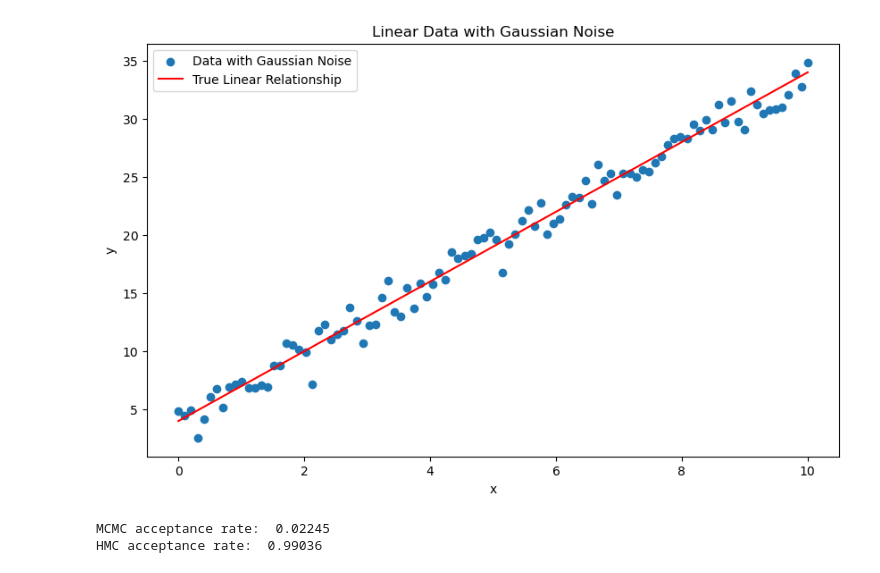
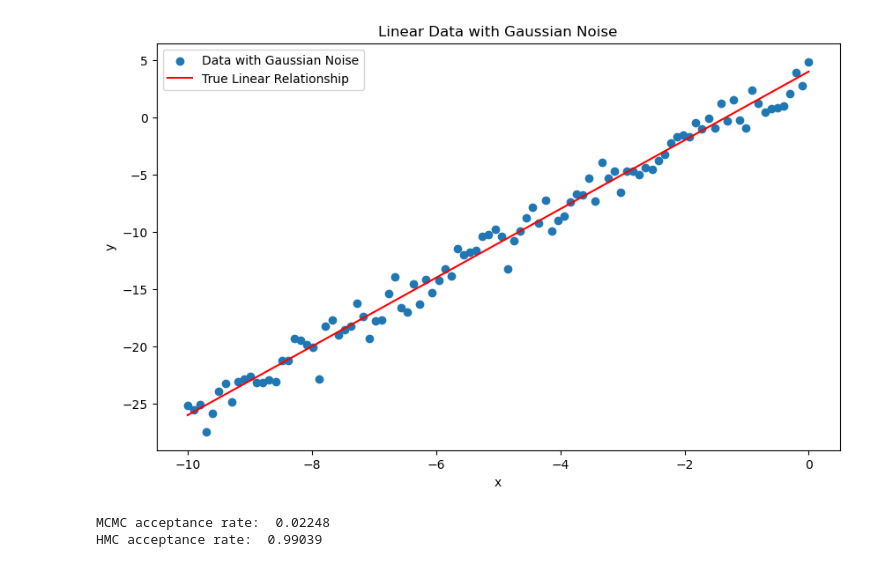
Before and after one commit to s-Sayan/CosmoHMC, a Jupyter notebook: examples/demo_linear.ipynb, the cells around one changed output. Drawn from its saved outputs; the diff is of its cells as text; code cells hidden in the pictures.

```diff
--- a/examples/demo_linear.ipynb
+++ b/examples/demo_linear.ipynb
@@ -12,28 +9,28 @@ The autoreload extension is already loaded. To reload it, use:
 # %%
 slope = 3
 intercept = 4
 n_points = 100
 
 # Generate linear data
-x = np.linspace(0, 10, n_points)
+x = np.linspace(-10, 0, n_points)
 y_true = slope * x + intercept
 
 # Add Gaussian noise
 np.random.seed(20)
 noise = np.random.normal(0, 1, n_points)
 y_noisy = y_true + noise
 
 # Plotting the data
 plt.figure(figsize=(10, 6))
 plt.scatter(x, y_noisy, label='Data with Gaussian Noise')
 plt.plot(x, y_true, color='red', label='True Linear Relationship')
 plt.title('Linear Data with Gaussian Noise')
 plt.xlabel('x')
 plt.ylabel('y')
 plt.legend()
 plt.show()
 # %% [output]
-[figure, old version]
+[figure, new version]
 # %%
 #linear_dist = sampler.LinearPost(x_data=x, y_data=y_noisy, anal_grad=False, proposal_width=0.5, step_size=0.005, n_steps=20, n_samples=10000)
 # %%
@@ -56,8 +53,8 @@ hmc_samples = hmc_samples[burnin:]
 print("MCMC acceptance rate: ", acc_mc)
 print("HMC acceptance rate: ", acc_hmc)
 # %% [output]
-MCMC acceptance rate:  0.02245
-HMC acceptance rate:  0.99036
+MCMC acceptance rate:  0.02248
+HMC acceptance rate:  0.99039
 # %%
 true_values = [slope, intercept]
 
```
Also changed, not shown: parts of 3 cells of this notebook, 8 other files.
